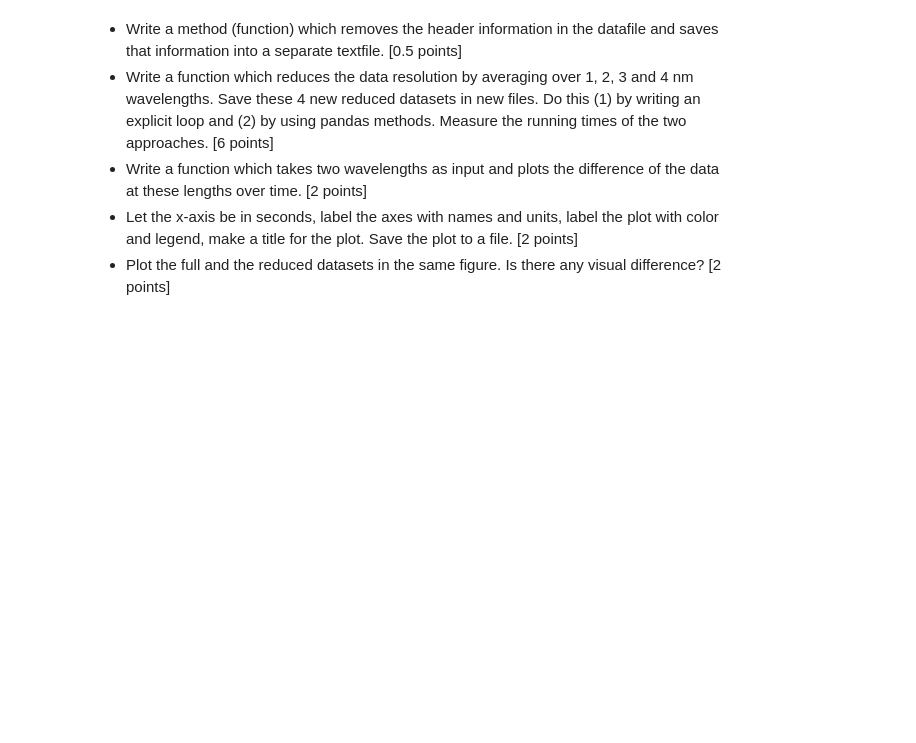
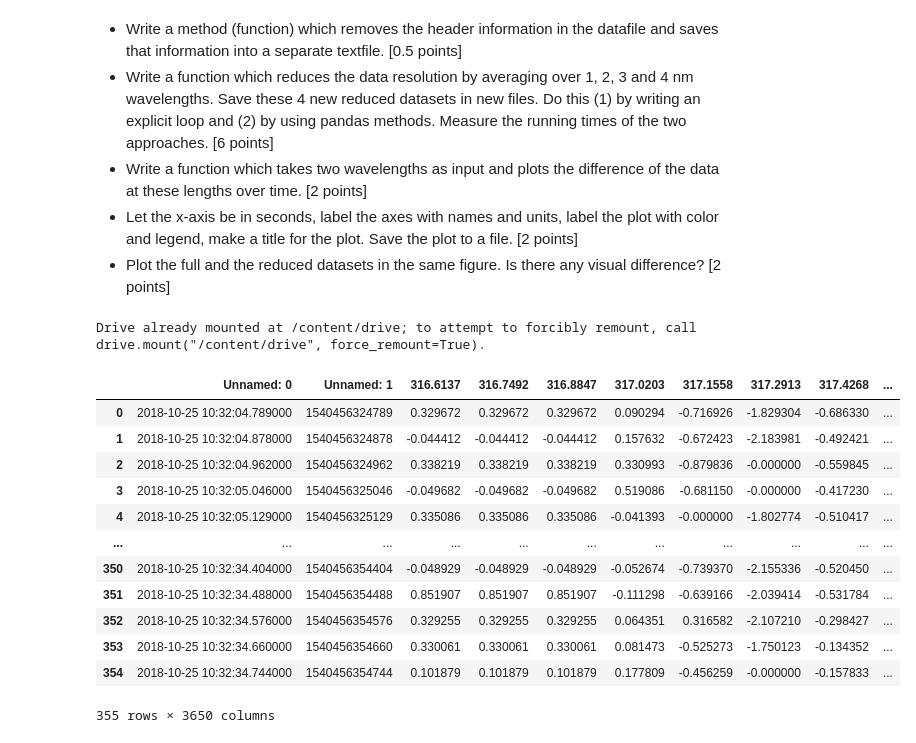
Before and after one commit to SarahEgli/RepositorySarahEgli, a Jupyter notebook: CodingTask1.ipynb, the cells around one changed output. Drawn from its saved outputs; the diff is of its cells as text; code cells hidden in the pictures; blank space fills up the shorter version.

```diff
--- a/CodingTask1.ipynb
+++ b/CodingTask1.ipynb
@@ -18,7 +18,24 @@ Data Science Fundamentals for DCBP, S. Haug, University of Bern
 - Plot the full and the reduced datasets in the same figure. Is there any visual difference? [2 points]
 # %%
 from google.colab import drive
-drive.import ()
+drive.mount('/content/drive')
+# %% [output]
+Drive already mounted at /content/drive; to attempt to forcibly remount, call drive.mount("/content/drive", force_remount=True).
 # %%
 import pandas as pd
-df = pd.read_csv(path, delimiter='\t^, header=13' )
+df = pd.read_csv('/content/drive/My Drive/Data science/4ms_10 av_30 s_Absorbance_10-32-04-868 (1).txt',delimiter='\t',header=13)
+df
+# %% [output]
+|  | Unnamed: 0 | Unnamed: 1 | 316.6137 | 316.7492 | 316.8847 | 317.0203 | 317.1558 | 317.2913 | 317.4268 | ... |
+| 0 | 2018-10-25 10:32:04.789000 | 1540456324789 | 0.329672 | 0.329672 | 0.329672 | 0.090294 | -0.716926 | -1.829304 | -0.686330 | ... |
+| 1 | 2018-10-25 10:32:04.878000 | 1540456324878 | -0.044412 | -0.044412 | -0.044412 | 0.157632 | -0.672423 | -2.183981 | -0.492421 | ... |
+| 2 | 2018-10-25 10:32:04.962000 | 1540456324962 | 0.338219 | 0.338219 | 0.338219 | 0.330993 | -0.879836 | -0.000000 | -0.559845 | ... |
+| 3 | 2018-10-25 10:32:05.046000 | 1540456325046 | -0.049682 | -0.049682 | -0.049682 | 0.519086 | -0.681150 | -0.000000 | -0.417230 | ... |
+| 4 | 2018-10-25 10:32:05.129000 | 1540456325129 | 0.335086 | 0.335086 | 0.335086 | -0.041393 | -0.000000 | -1.802774 | -0.510417 | ... |
+| ... | ... | ... | ... | ... | ... | ... | ... | ... | ... | ... |
+| 350 | 2018-10-25 10:32:34.404000 | 1540456354404 | -0.048929 | -0.048929 | -0.048929 | -0.052674 | -0.739370 | -2.155336 | -0.520450 | ... |
+| 351 | 2018-10-25 10:32:34.488000 | 1540456354488 | 0.851907 | 0.851907 | 0.851907 | -0.111298 | -0.639166 | -2.039414 | -0.531784 | ... |
+| 352 | 2018-10-25 10:32:34.576000 | 1540456354576 | 0.329255 | 0.329255 | 0.329255 | 0.064351 | 0.316582 | -2.107210 | -0.298427 | ... |
+| 353 | 2018-10-25 10:32:34.660000 | 1540456354660 | 0.330061 | 0.330061 | 0.330061 | 0.081473 | -0.525273 | -1.750123 | -0.134352 | ... |
+| 354 | 2018-10-25 10:32:34.744000 | 1540456354744 | 0.101879 | 0.101879 | 0.101879 | 0.177809 | -0.456259 | -0.000000 | -0.157833 | ... |
+355 rows × 3650 columns
```
Also changed, not shown: parts of 9 cells of this notebook.
